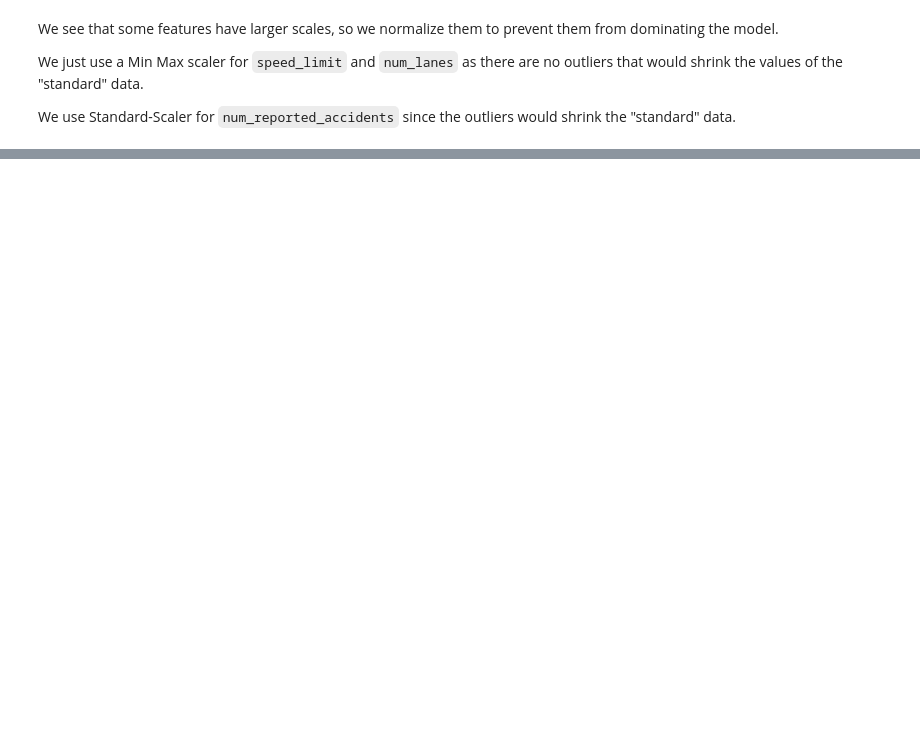
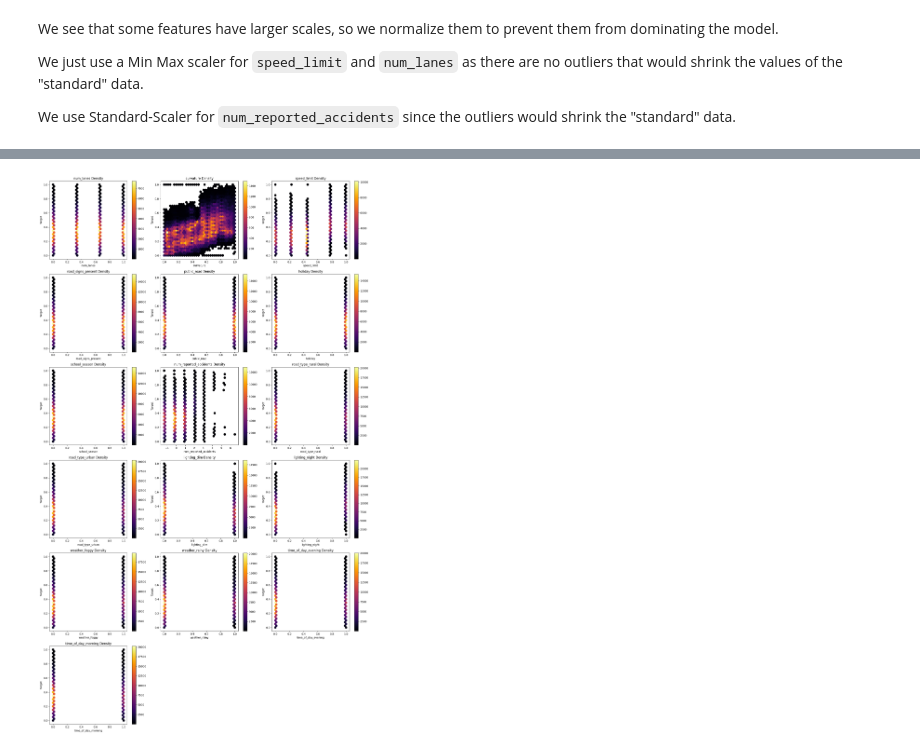
Before and after one commit to RandomNoobster/Predicting-Road-Accident-Risk, a Jupyter notebook: main.ipynb, the cells around one changed output, grey strips where cells are left out. Cells and saved outputs as stored; diff of their text form; code cells hidden in the pictures; blank space fills up the shorter version.

```diff
--- a/main.ipynb
+++ b/main.ipynb
@@ -151,0 +242,6 @@ plot_frequencies(X_train[features_to_standardize])
+# %%
+
+
+plot_all_features(X_train, Y_train)
+# %% [output]
+[figure, added]
```
Also changed, not shown: parts of 51 cells of this notebook, 5 other files.
